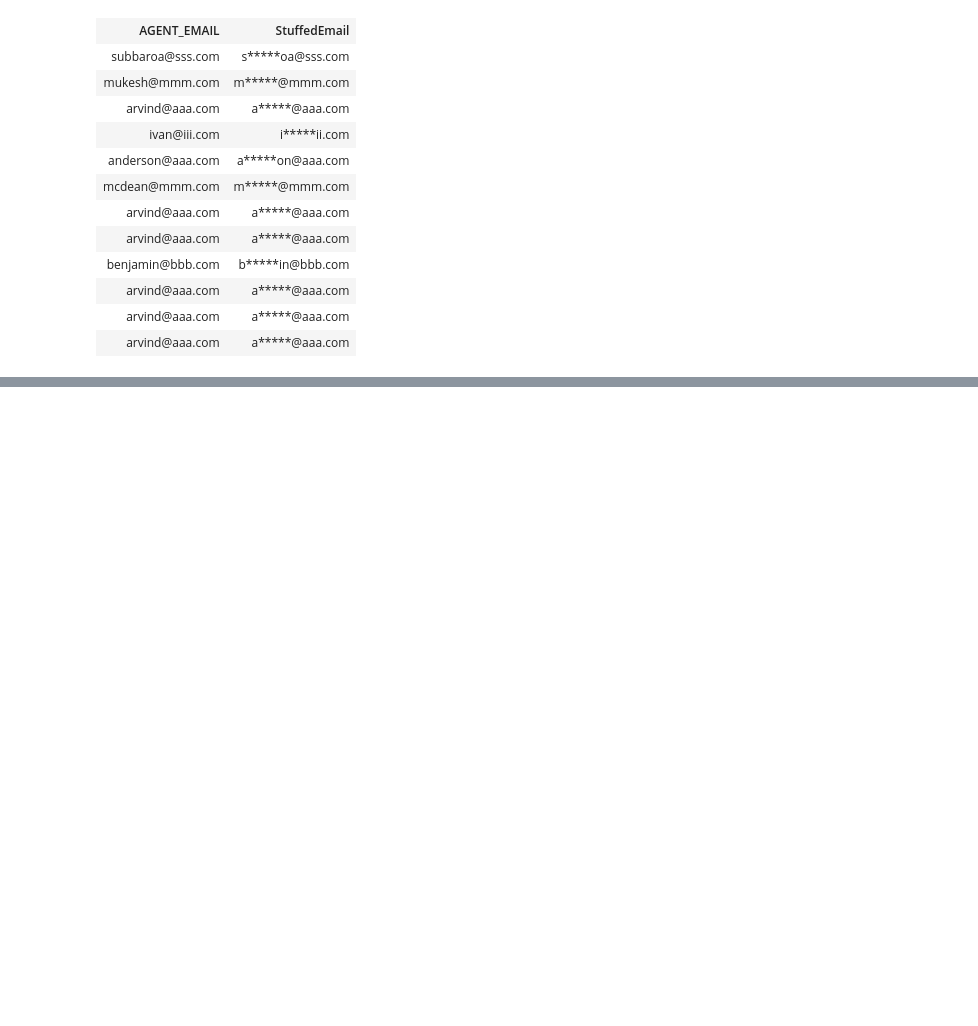
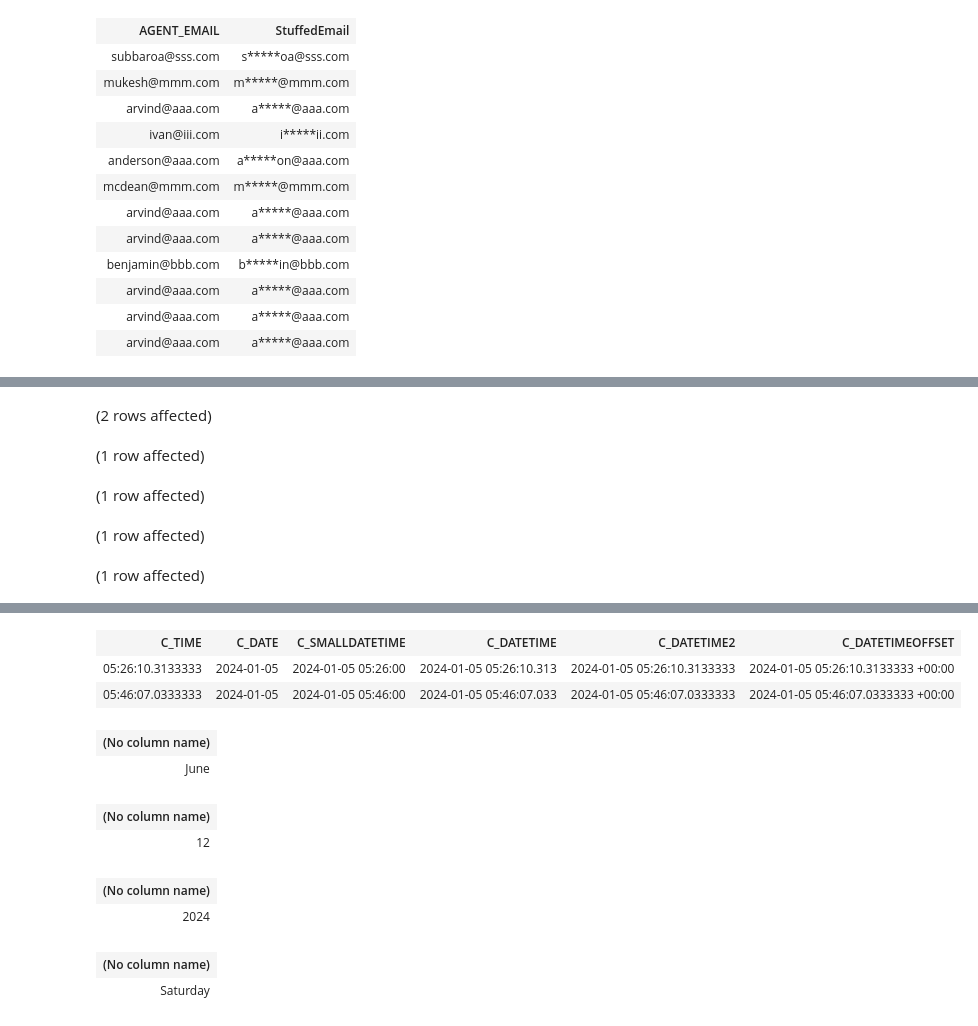
Before and after one commit to kanhaiya-bhayana-inc/Sql-server, a Jupyter notebook: Notebook 2 - Sql Server.ipynb, the cells around one changed output, grey strips where cells are left out. Saved outputs shown, nothing was run; the diff lists cells and outputs as text; code cells hidden in the pictures; blank space fills up the shorter version.

Commit message:
Date Time functions init

```diff
--- a/Notebook 2 - Sql Server.ipynb
+++ b/Notebook 2 - Sql Server.ipynb
@@ -225,0 +256,14 @@ Total execution time: 00:00:00.021
+# %%
+-- INSERT INTO tblDateTime VALUES (GETDATE(), GETDATE(), GETDATE(), GETDATE(), GETDATE(), GETDATE())
+SELECT * FROM tblDateTime;
+
+SELECT DATENAME(MONTH,'2024-06-12')
+SELECT DATENAME(DAY,'2024-06-12')
+SELECT DATENAME(YEAR,'2024-06-12')
+SELECT DATENAME(WEEKDAY,'2024-08-03')
+# %% [output]
+(2 rows affected)
+(1 row affected)
+(1 row affected)
+(1 row affected)
+(1 row affected)
@@ -225,0 +271,11 @@ Total execution time: 00:00:00.021
+| C_TIME | C_DATE | C_SMALLDATETIME | C_DATETIME | C_DATETIME2 | C_DATETIMEOFFSET |
+| 05:26:10.3133333 | 2024-01-05 | 2024-01-05 05:26:00 | 2024-01-05 05:26:10.313 | 2024-01-05 05:26:10.3133333 | 2024-01-05 05:26:10.3133333 +00:00 |
+| 05:46:07.0333333 | 2024-01-05 | 2024-01-05 05:46:00 | 2024-01-05 05:46:07.033 | 2024-01-05 05:46:07.0333333 | 2024-01-05 05:46:07.0333333 +00:00 |
+| (No column name) |
+| June |
+| (No column name) |
+| 12 |
+| (No column name) |
+| 2024 |
+| (No column name) |
+| Saturday |
```
Also changed, not shown: parts of 5 cells of this notebook.
